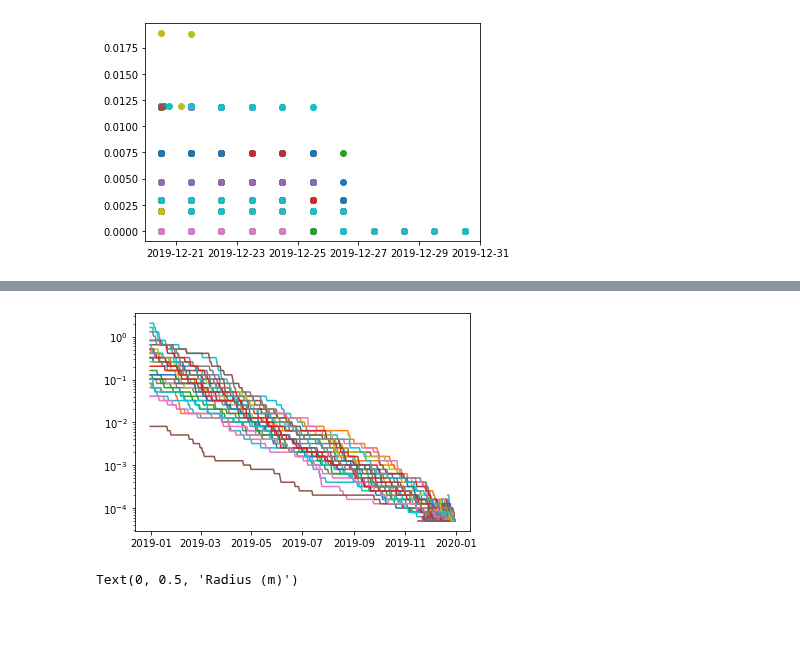
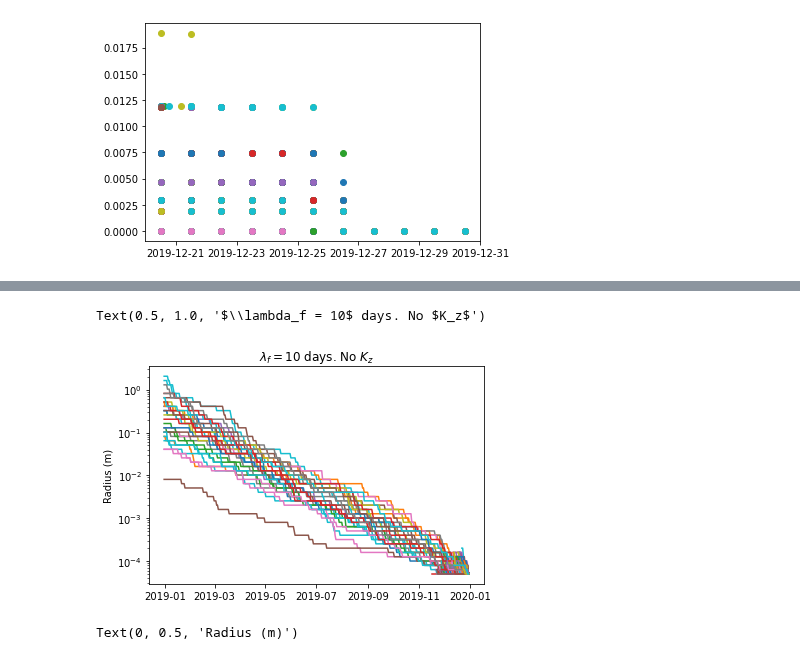
Before and after one commit to OceanParcels/Backtracking_Abyssal_Nanoplastics, a Jupyter notebook: notebooks/diffvsnodiff.ipynb, the cells around one changed output, grey strips where cells are left out. Saved outputs shown, nothing was run; the diff lists cells and outputs as text; code cells hidden in the pictures; blank space fills up the shorter version.

```diff
--- a/notebooks/diffvsnodiff.ipynb
+++ b/notebooks/diffvsnodiff.ipynb
@@ -396,8 +459,12 @@ for i in range(1000):
 # %%
 for i in range(1000):
     plt.semilogy(G['time'][i], G['radius'][i]);
+
+plt.ylabel('Radius (m)')
+plt.title(r'$\lambda_f = 10$ days. No $K_z$')
 # %% [output]
+Text(0.5, 1.0, '$\\lambda_f = 10$ days. No $K_z$')
-[figure, old version]
+[figure, new version]
 # %%
 for i in range(1000):
     plt.scatter(G['radius'][i], G['v_s'][i]);
```
Also changed, not shown: parts of 14 cells of this notebook, 4 other files.
